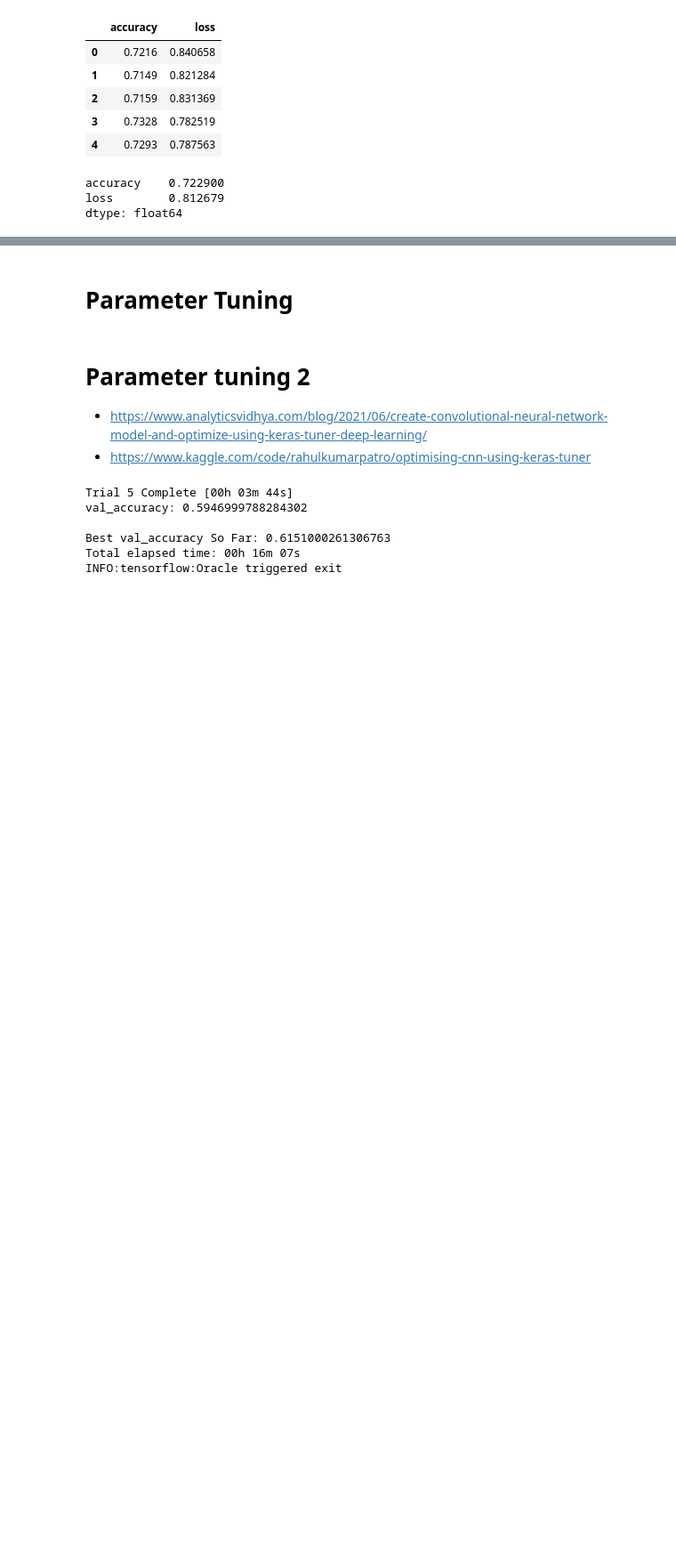
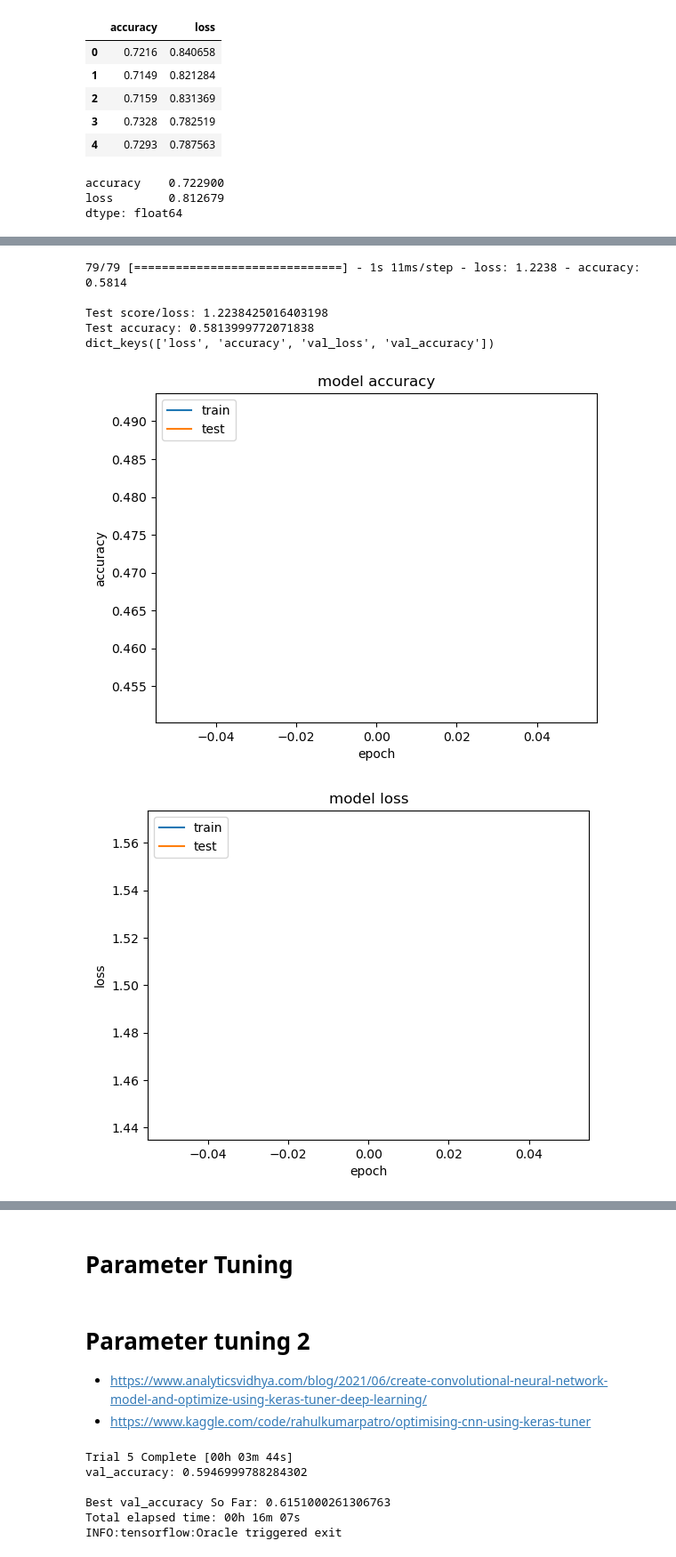
Before and after one commit to mm849/Computer-Vision-Classification, a Jupyter notebook: notebooks/trial2.ipynb, the cells around one changed output, grey strips where cells are left out. Shown at 89% size. Cells and saved outputs as stored; diff of their text form; code cells hidden in the pictures; blank space fills up the shorter version.

Commit message:
data augmentation trial 1

```diff
--- a/notebooks/trial2.ipynb
+++ b/notebooks/trial2.ipynb
@@ -510,0 +552,7 @@ plt.show()
+# %%
+# https://www.tensorflow.org/api_docs/python/tf/keras/preprocessing/image/ImageDataGenerator
+
+# train by fitting the model on batches with real-time data augmentation
+history = model.fit_generator(datagen.flow(input_X_train, output_Y_train, batch_size=BATCH_SIZE, subset='training'),
+                              validation_data=datagen.flow(input_X_train, output_Y_train, batch_size=BATCH_SIZE, subset='validation'),
+                              steps_per_epoch=input_X_train.shape[0]//BATCH_SIZE, epochs=3, verbose=VERBOSE)
@@ -510,0 +562,35 @@ plt.show()
+# %%
+#Testing
+score = model.evaluate(input_X_test, output_Y_test, batch_size=BATCH_SIZE, verbose=VERBOSE)
+print("\nTest score/loss:", score[0])
+print('Test accuracy:', score[1])
+
+# list all data in history
+print(history.history.keys())
+
+# summarize history for accuracy
+#plt.plot(mo)
+plt.plot(history.history['accuracy'])
+plt.plot(history.history['val_accuracy'])
+plt.title('model accuracy')
+plt.ylabel('accuracy')
+plt.xlabel('epoch')
+plt.legend(['train', 'test'], loc='upper left')
+plt.show()
+
+# summarize history for loss
+plt.plot(history.history['loss'])
+plt.plot(history.history['val_loss'])
+plt.title('model loss')
+plt.ylabel('loss')
+plt.xlabel('epoch')
+plt.legend(['train', 'test'], loc='upper left')
+plt.show()
+# %% [output]
+79/79 [==============================] - 1s 11ms/step - loss: 1.2238 - accuracy: 0.5814
+
+Test score/loss: 1.2238425016403198
+Test accuracy: 0.5813999772071838
+dict_keys(['loss', 'accuracy', 'val_loss', 'val_accuracy'])
+[figure, added]
+[figure, added]
```
Also changed, not shown: parts of 13 cells of this notebook, 1 other file.
